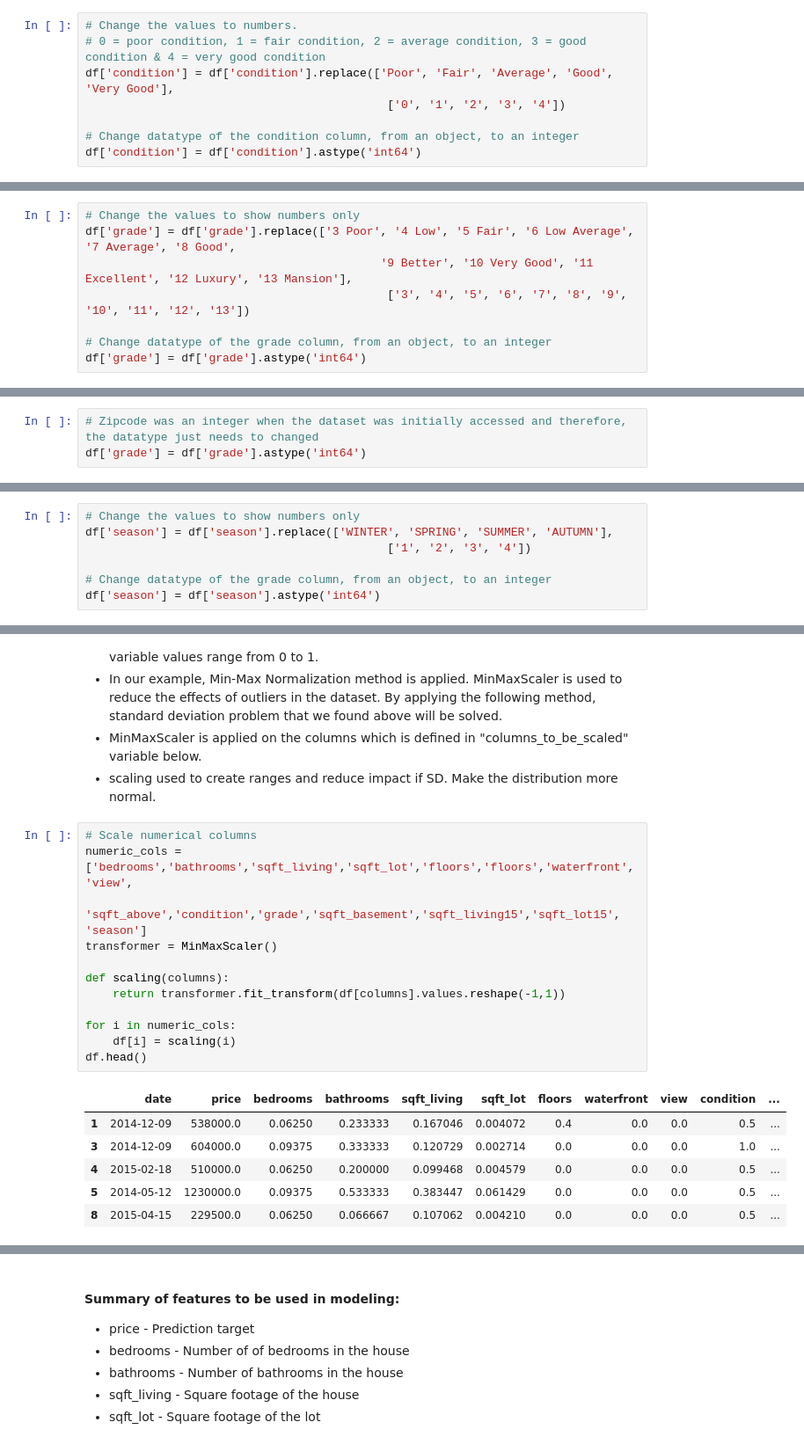
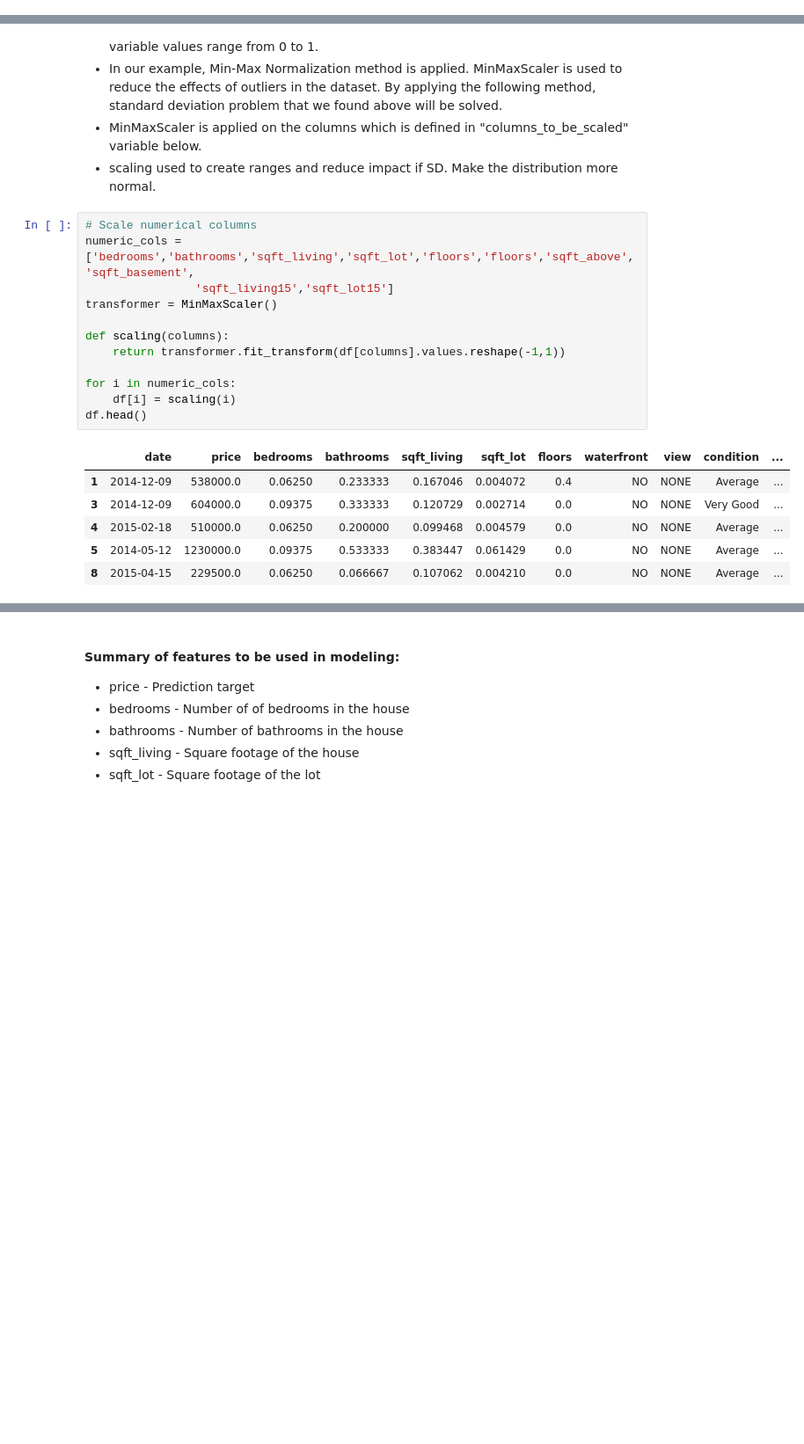
Before and after one commit to simrank3/KC_Housing_Analysis, a Jupyter notebook: student.ipynb, the cells around one changed output, grey strips where cells are left out. Shown at 88% size. Drawn from its saved outputs; the diff is of its cells as text; blank space fills up the shorter version.

```diff
--- a/student.ipynb
+++ b/student.ipynb
@@ -551,8 +490,0 @@ array(['Average', 'Very Good', 'Good', 'Poor', 'Fair'], dtype=object)
-# %%
-# Change the values to numbers.
-# 0 = poor condition, 1 = fair condition, 2 = average condition, 3 = good condition & 4 = very good condition
-df['condition'] = df['condition'].replace(['Poor', 'Fair', 'Average', 'Good', 'Very Good'],
-                                            ['0', '1', '2', '3', '4'])
-
-# Change datatype of the condition column, from an object, to an integer
-df['condition'] = df['condition'].astype('int64')
@@ -568,8 +490,0 @@ array(['7 Average', '8 Good', '11 Excellent', '9 Better', '6 Low Average',
-# %%
-# Change the values to show numbers only
-df['grade'] = df['grade'].replace(['3 Poor', '4 Low', '5 Fair', '6 Low Average', '7 Average', '8 Good',
-                                           '9 Better', '10 Very Good', '11 Excellent', '12 Luxury', '13 Mansion'],
-                                            ['3', '4', '5', '6', '7', '8', '9', '10', '11', '12', '13'])
-
-# Change datatype of the grade column, from an object, to an integer
-df['grade'] = df['grade'].astype('int64')
@@ -578,3 +490,0 @@ df['grade'] = df['grade'].astype('int64')
-# %%
-# Zipcode was an integer when the dataset was initially accessed and therefore, the datatype just needs to changed
-df['grade'] = df['grade'].astype('int64')
@@ -588,7 +490,0 @@ array(['AUTUMN', 'WINTER', 'SPRING', 'SUMMER'], dtype=object)
-# %%
-# Change the values to show numbers only
-df['season'] = df['season'].replace(['WINTER', 'SPRING', 'SUMMER', 'AUTUMN'],
-                                            ['1', '2', '3', '4'])
-
-# Change datatype of the grade column, from an object, to an integer
-df['season'] = df['season'].astype('int64')
@@ -692,20 +559,20 @@ memory usage: 2.6 MB
 * scaling used to create ranges and reduce impact if SD. Make the distribution more normal.
 # %%
 # Scale numerical columns
-numeric_cols = ['bedrooms','bathrooms','sqft_living','sqft_lot','floors','floors','waterfront','view',
-                'sqft_above','condition','grade','sqft_basement','sqft_living15','sqft_lot15', 'season']
+numeric_cols = ['bedrooms','bathrooms','sqft_living','sqft_lot','floors','floors','sqft_above','sqft_basement',
+                'sqft_living15','sqft_lot15']
 transformer = MinMaxScaler()
 
 def scaling(columns):
     return transformer.fit_transform(df[columns].values.reshape(-1,1))
 
 for i in numeric_cols:
     df[i] = scaling(i)
 df.head()
 # %% [output]
 |  | date | price | bedrooms | bathrooms | sqft_living | sqft_lot | floors | waterfront | view | condition | ... |
-| 1 | 2014-12-09 | 538000.0 | 0.06250 | 0.233333 | 0.167046 | 0.004072 | 0.4 | 0.0 | 0.0 | 0.5 | ... |
-| 3 | 2014-12-09 | 604000.0 | 0.09375 | 0.333333 | 0.120729 | 0.002714 | 0.0 | 0.0 | 0.0 | 1.0 | ... |
-| 4 | 2015-02-18 | 510000.0 | 0.06250 | 0.200000 | 0.099468 | 0.004579 | 0.0 | 0.0 | 0.0 | 0.5 | ... |
-| 5 | 2014-05-12 | 1230000.0 | 0.09375 | 0.533333 | 0.383447 | 0.061429 | 0.0 | 0.0 | 0.0 | 0.5 | ... |
-| 8 | 2015-04-15 | 229500.0 | 0.06250 | 0.066667 | 0.107062 | 0.004210 | 0.0 | 0.0 | 0.0 | 0.5 | ... |
+| 1 | 2014-12-09 | 538000.0 | 0.06250 | 0.233333 | 0.167046 | 0.004072 | 0.4 | NO | NONE | Average | ... |
+| 3 | 2014-12-09 | 604000.0 | 0.09375 | 0.333333 | 0.120729 | 0.002714 | 0.0 | NO | NONE | Very Good | ... |
+| 4 | 2015-02-18 | 510000.0 | 0.06250 | 0.200000 | 0.099468 | 0.004579 | 0.0 | NO | NONE | Average | ... |
+| 5 | 2014-05-12 | 1230000.0 | 0.09375 | 0.533333 | 0.383447 | 0.061429 | 0.0 | NO | NONE | Average | ... |
+| 8 | 2015-04-15 | 229500.0 | 0.06250 | 0.066667 | 0.107062 | 0.004210 | 0.0 | NO | NONE | Average | ... |
```
Also changed, not shown: parts of 29 cells of this notebook.
